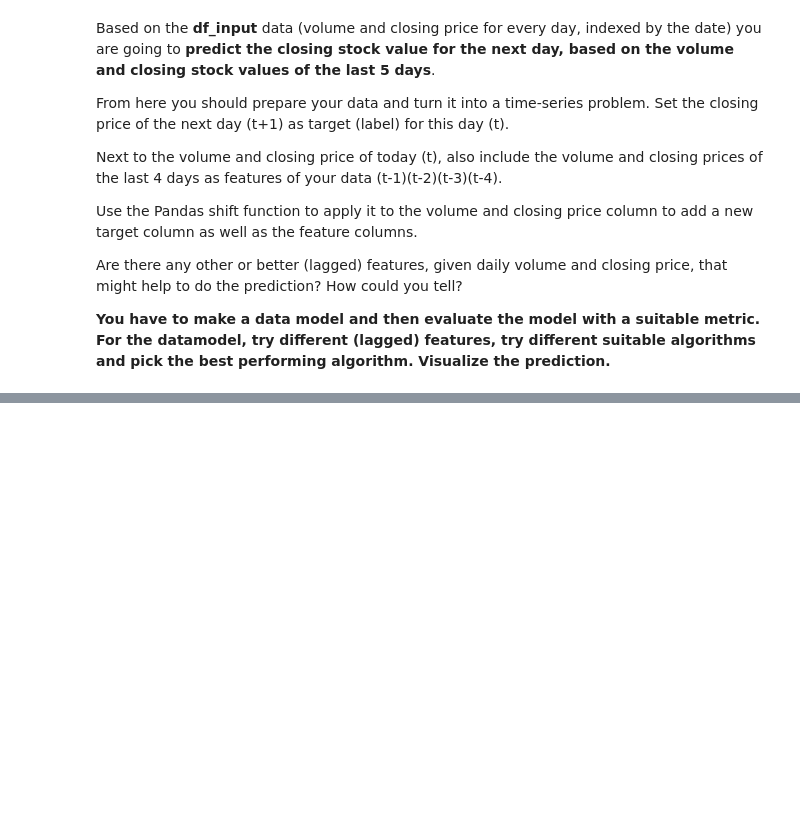
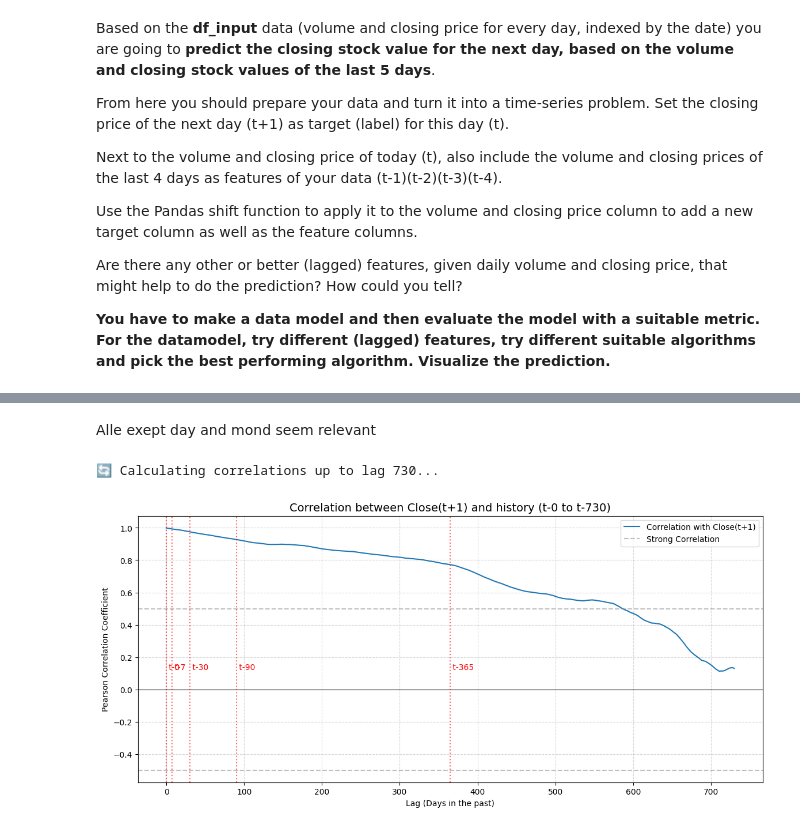
Before and after one commit to niboR13s/Data-science-code, a Jupyter notebook: Homework/Week_03/Time series/00_MNLE_DS_3_2_time_series_exercise.ipynb, the cells around one changed output, grey strips where cells are left out. Drawn from its saved outputs; the diff is of its cells as text; code cells hidden in the pictures; blank space fills up the shorter version.

```diff
--- a/Homework/Week_03/Time series/00_MNLE_DS_3_2_time_series_exercise.ipynb
+++ b/Homework/Week_03/Time series/00_MNLE_DS_3_2_time_series_exercise.ipynb
@@ -217,3 +256,62 @@ plt.show()
+# %% [markdown]
+Alle exept day and mond seem relevant
+# %%
+import matplotlib.pyplot as plt
+import seaborn as sns
+import pandas as pd
+import numpy as np
+
+def plot_lag_correlations(df, target_col='Close', max_lag=356):
+    """
+    Calculates and plots the correlation between target(t+1) and target(t-k)
+    for k = 0 to max_lag.
+    """
+    print(f"🔄 Calculating correlations up to lag {max_lag}...")
+
+    data_series = df[target_col]
+    if isinstance(data_series, pd.DataFrame):
+        data_series = data_series.iloc[:, 0]
+
+    y_target = data_series.shift(-1)
+
+    correlations = []
+    lags = range(max_lag + 1)
+
+    for lag in lags:
+        feat = data_series.shift(lag)
+
+        corr = y_target.corr(feat)
+        correlations.append(corr)
+
+    plt.figure(figsize=(14, 6))
+
+    plt.plot(lags, correlations, label=f'Correlation with {target_col}(t+1)', color='#1f77b4', linewidth=1.5)
+
+
+    plt.axhline(0, color='black', linestyle='-', linewidth=0.8)
+    plt.axhline(0.5, color='gray', linestyle='--', alpha=0.5, label='Strong Correlation')
+    plt.axhline(-0.5, color='gray', linestyle='--', alpha=0.5)
+
+    highlights = [0, 7, 30, 90, 365]
+    for h in highlights:
+        if h <= max_lag:
+
+            if not np.isnan(correlations[h]):
+                plt.axvline(h, color='red', linestyle=':', alpha=0.6)
+                plt.text(h, min(correlations), f' t-{h}', color='red', verticalalignment='bottom')
+
+    plt.title(f"Correlation between {target_col}(t+1) and history (t-0 to t-{max_lag})", fontsize=14)
+    plt.xlabel("Lag (Days in the past)")
+    plt.ylabel("Pearson Correlation Coefficient")
+    plt.legend()
+    plt.grid(True, linestyle='--', alpha=0.5)
+    plt.show()
+
+
+corr_data = plot_lag_correlations(df_time_series, target_col='Close', max_lag=365*2)
+# %% [output]
+🔄 Calculating correlations up to lag 730...
+[figure, added]
 # %%
 import sys
 import os
```
Also changed, not shown: parts of 10 cells of this notebook, 2 other files.
